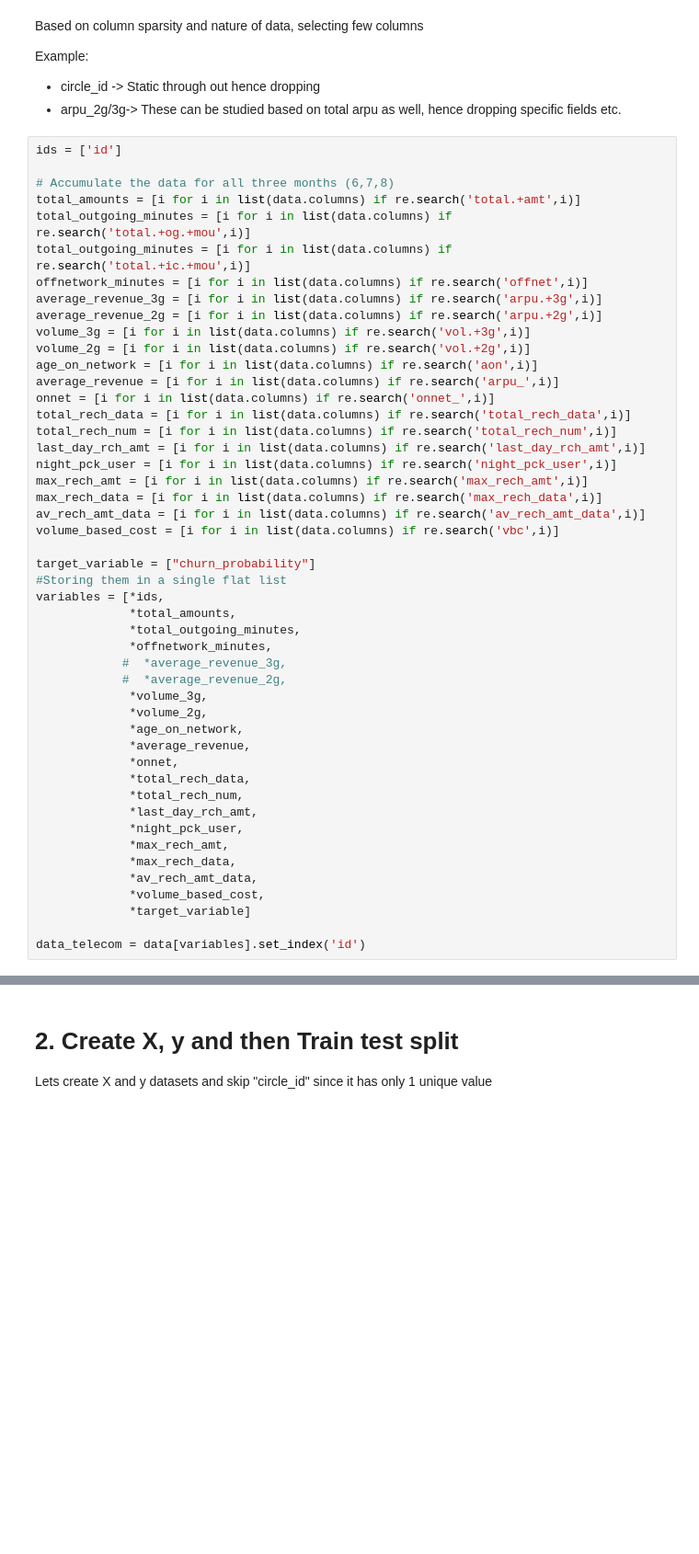
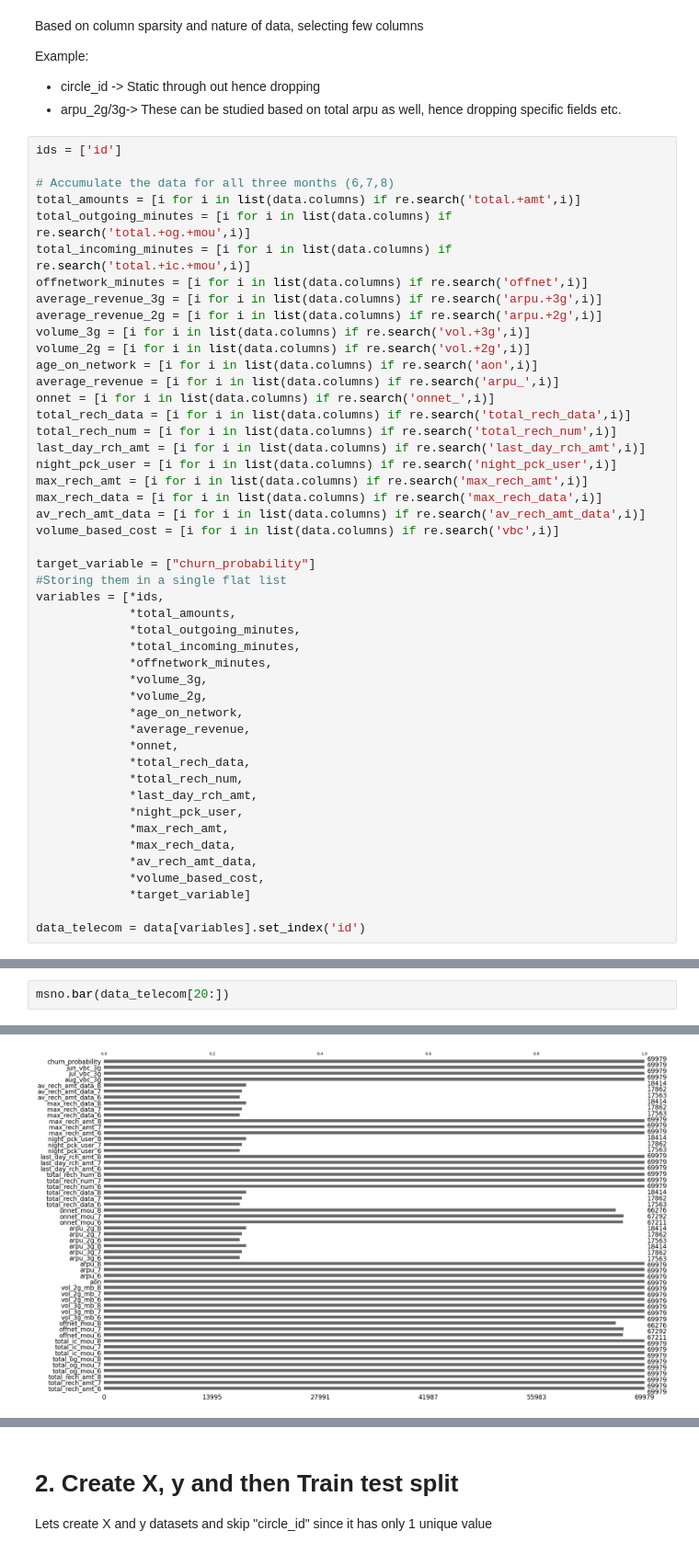
Before and after one commit to asthaa29/telecomchurncasestudy, a Jupyter notebook: telecomchurnprediction.ipynb, the cells around one changed output, grey strips where cells are left out. Shown at 92% size. Saved outputs shown, nothing was run; the diff lists cells and outputs as text; blank space fills up the shorter version.

```diff
--- a/telecomchurnprediction.ipynb
+++ b/telecomchurnprediction.ipynb
@@ -198,7 +207,7 @@ ids = ['id']
 # Accumulate the data for all three months (6,7,8)
 total_amounts = [i for i in list(data.columns) if re.search('total.+amt',i)]
 total_outgoing_minutes = [i for i in list(data.columns) if re.search('total.+og.+mou',i)]
-total_outgoing_minutes = [i for i in list(data.columns) if re.search('total.+ic.+mou',i)]
+total_incoming_minutes = [i for i in list(data.columns) if re.search('total.+ic.+mou',i)]
 offnetwork_minutes = [i for i in list(data.columns) if re.search('offnet',i)]
 average_revenue_3g = [i for i in list(data.columns) if re.search('arpu.+3g',i)]
 average_revenue_2g = [i for i in list(data.columns) if re.search('arpu.+2g',i)]
@@ -221,9 +230,8 @@ target_variable = ["churn_probability"]
 variables = [*ids,
              *total_amounts,
              *total_outgoing_minutes,
+             *total_incoming_minutes,
              *offnetwork_minutes,
-            #  *average_revenue_3g,
-            #  *average_revenue_2g,
              *volume_3g,
              *volume_2g,
              *age_on_network,
@@ -252,0 +259,3 @@ data_telecom.head()
+# %%
+msno.bar(data_telecom[20:])
+# %% [output]
@@ -252,0 +263 @@ data_telecom.head()
+[figure, added]
```
Also changed, not shown: parts of 22 cells of this notebook.
